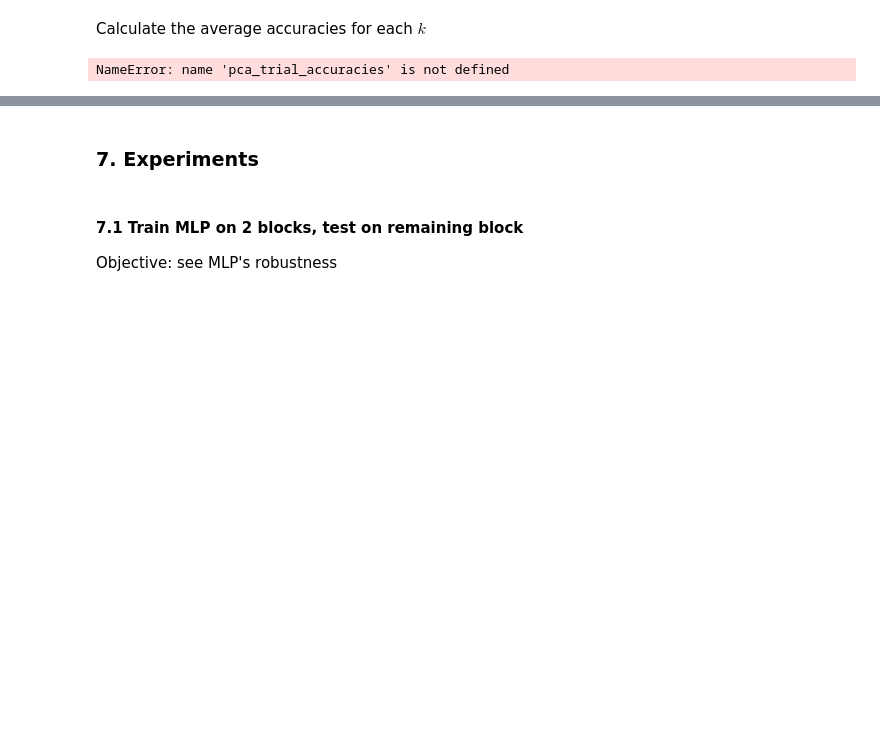
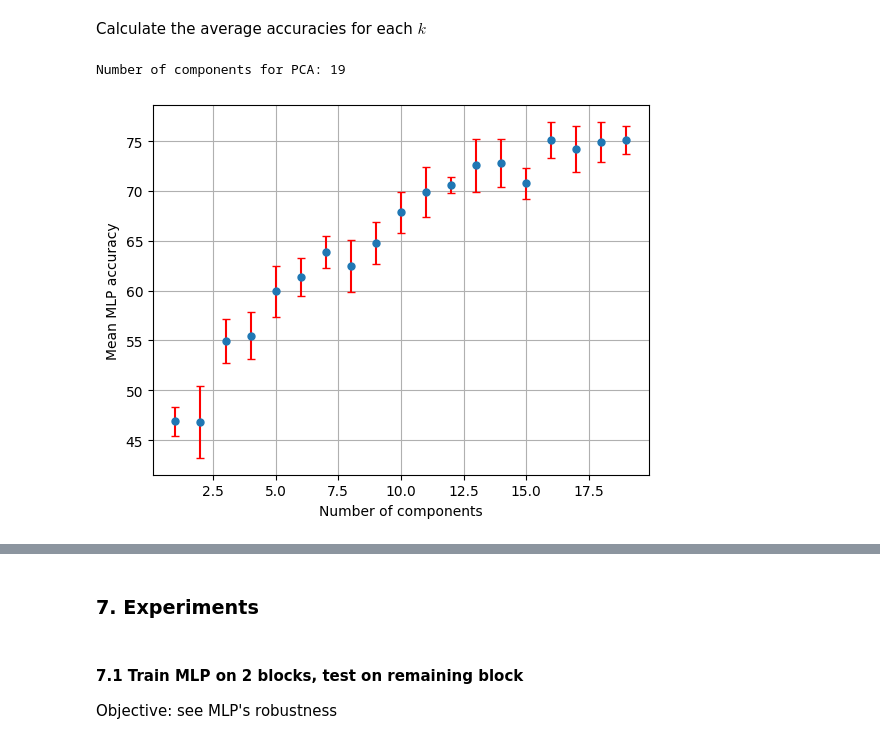
Before and after one commit to jhtkoo0426/UCL-FYP, a Jupyter notebook: src/models/mlp_optimised.ipynb, the cells around one changed output, grey strips where cells are left out. Saved outputs shown, nothing was run; the diff lists cells and outputs as text; code cells hidden in the pictures; blank space fills up the shorter version.

Commit message:
MLP: Added error bar plots for PCA analysis

```diff
--- a/src/models/mlp_optimised.ipynb
+++ b/src/models/mlp_optimised.ipynb
@@ -458,12 +458,14 @@ We found that $k=11$ gives the best accuracy
 # %%
 MIN_K, MAX_K = 1, 20
 # %%
-pca_accuracies = []
+pca_accuracies_mean = []
+pca_accuracies_std = []
 for i in range(MIN_K, MAX_K):
     transformed_dataset = pca(final_dataset.detach().numpy(), k=i, verbose=False)
     transformed_dataset = torch.from_numpy(transformed_dataset)
     accuracies, accuracy_mean, accuracy_std = train_mlp_multitrial(transformed_dataset)
-    pca_accuracies.append(accuracies)
+    pca_accuracies_mean.append(accuracy_mean)
+    pca_accuracies_std.append(accuracy_std)
     torch.cuda.empty_cache()
     print(f"Completed PCA training for k={i} components")
 # %% [output]
@@ -499,7 +497,17 @@ pca_accuracies = np.array(pca_accuracies)
+# %%
+pca_accuracies_mean = np.array(pca_accuracies_mean)
+pca_accuracies_std = np.array(pca_accuracies_std)
 # %%
-pca_trial_mean_accuracies = np.mean(pca_trial_accuracies, axis=0)
-print(pca_trial_mean_accuracies)
-K = pca_trial_mean_accuracies.argmax(axis=0) + MIN_K
+K = pca_accuracies_mean.argmax(axis=0) + MIN_K
 print(f"Number of components for PCA: {K}")
 # %% [output]
-NameError: name 'pca_trial_accuracies' is not defined
+Number of components for PCA: 19
+# %%
+x = np.arange(MIN_K, MAX_K)
+plt.errorbar(x, pca_accuracies_mean, yerr=pca_accuracies_std, fmt='o', markersize=5, ecolor='red', capsize=3, capthick=1)
+plt.grid(True)
+plt.xlabel("Number of principal components")
+plt.ylabel("Mean MLP accuracy")
+plt.show()
+# %% [output]
+[figure, added]
```
Also changed, not shown: parts of 9 cells of this notebook.
